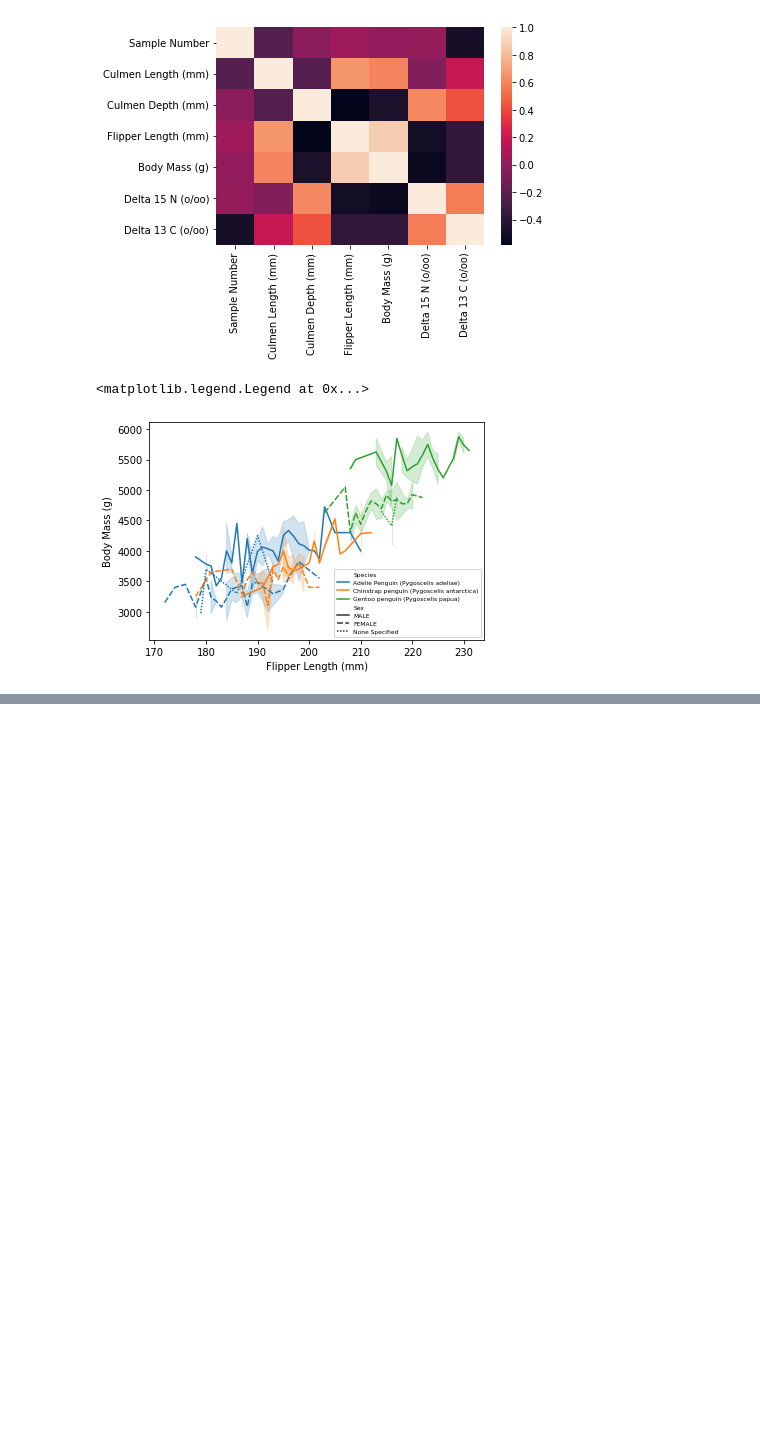
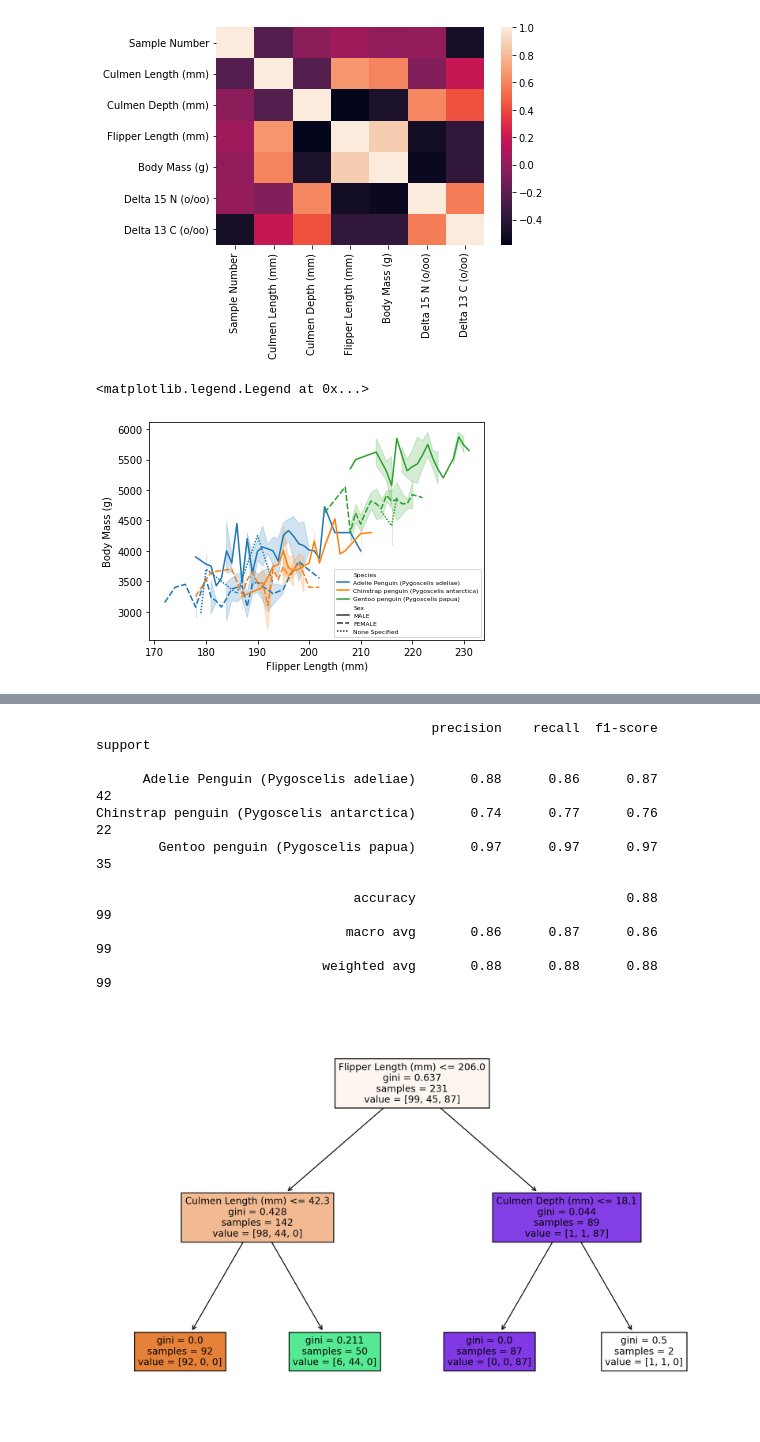
Before and after one commit to GuillaumeDupuy/Machine-Learning, a Jupyter notebook: Projet_Final.ipynb, the cells around one changed output, grey strips where cells are left out. Cells and saved outputs as stored; diff of their text form; code cells hidden in the pictures; blank space fills up the shorter version.

```diff
--- a/Projet_Final.ipynb
+++ b/Projet_Final.ipynb
@@ -209,0 +339,13 @@ plt.legend(loc='lower right',fontsize=6)
+# %%
+report_model(pruned_tree)
+# %% [output]
+                                           precision    recall  f1-score   support
+
+      Adelie Penguin (Pygoscelis adeliae)       0.88      0.86      0.87        42
+Chinstrap penguin (Pygoscelis antarctica)       0.74      0.77      0.76        22
+        Gentoo penguin (Pygoscelis papua)       0.97      0.97      0.97        35
+
+                                 accuracy                           0.88        99
+                                macro avg       0.86      0.87      0.86        99
+                             weighted avg       0.88      0.88      0.88        99
+[figure, added]
```
Also changed, not shown: parts of 17 cells of this notebook.
